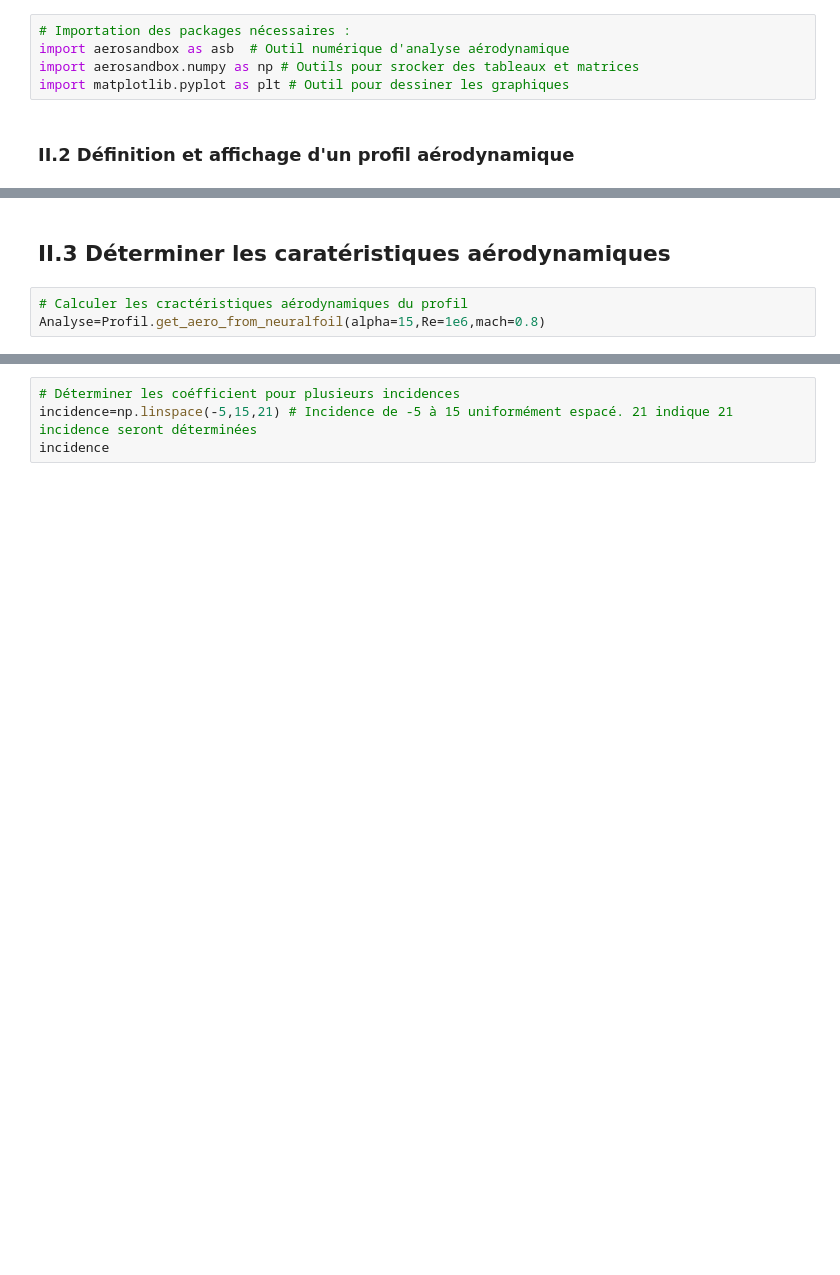
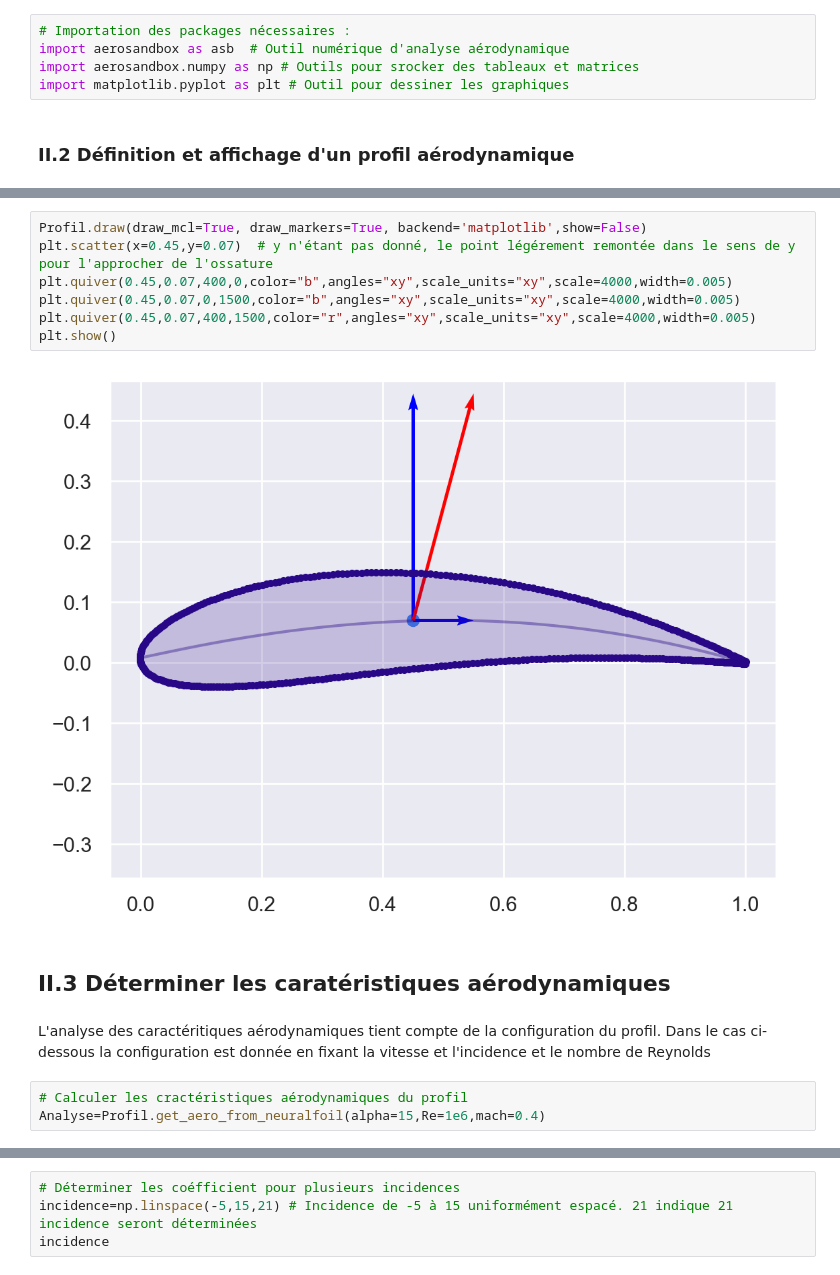
Before and after one commit to MoustaphaRouf/AERODYNAMIQUE, a Jupyter notebook: Travaux Pratiques/TP_AERODYNAMIQUE_IEAMAC_E_2025.ipynb, the cells around one changed output, grey strips where cells are left out. Drawn from its saved outputs; the diff is of its cells as text; blank space fills up the shorter version.

```diff
--- a/Travaux Pratiques/TP_AERODYNAMIQUE_IEAMAC_E_2025.ipynb
+++ b/Travaux Pratiques/TP_AERODYNAMIQUE_IEAMAC_E_2025.ipynb
@@ -102,8 +102,19 @@ Profil.draw(draw_mcl=True, draw_markers=True, backend='matplotlib',show=True)
+# %%
+Profil.draw(draw_mcl=True, draw_markers=True, backend='matplotlib',show=False)
+plt.scatter(x=0.45,y=0.07)  # y n'étant pas donné, le point légérement remontée dans le sens de y pour l'approcher de l'ossature
+plt.quiver(0.45,0.07,400,0,color="b",angles="xy",scale_units="xy",scale=4000,width=0.005)
+plt.quiver(0.45,0.07,0,1500,color="b",angles="xy",scale_units="xy",scale=4000,width=0.005)
+plt.quiver(0.45,0.07,400,1500,color="r",angles="xy",scale_units="xy",scale=4000,width=0.005)
+plt.show()
+# %% [output]
+[figure, added]
 # %% [markdown]
 ## **II.3 Déterminer les caratéristiques aérodynamiques**
+# %% [markdown]
+L'analyse des caractéritiques aérodynamiques tient compte de la configuration du profil. Dans le cas ci-dessous la configuration est donnée en fixant la vitesse et l'incidence et le nombre de Reynolds
 # %%
 # Calculer les cractéristiques aérodynamiques du profil
-Analyse=Profil.get_aero_from_neuralfoil(alpha=15,Re=1e6,mach=0.8)
+Analyse=Profil.get_aero_from_neuralfoil(alpha=15,Re=1e6,mach=0.4)
 # %%
 # Connaitre le Cz et Cx
 Cz=Analyse["CL"]  # Cz=CL lift coefficient
```
Also changed, not shown: parts of 24 cells of this notebook.
